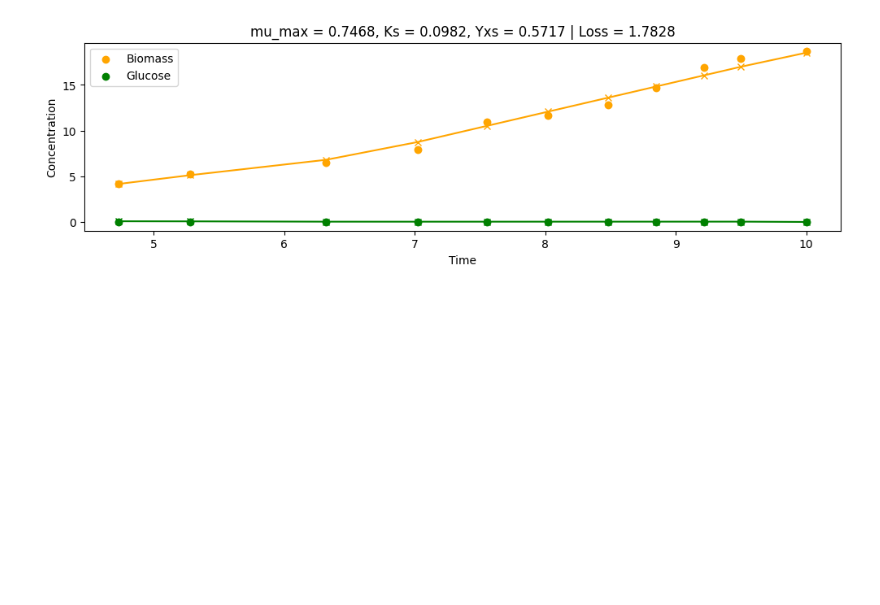
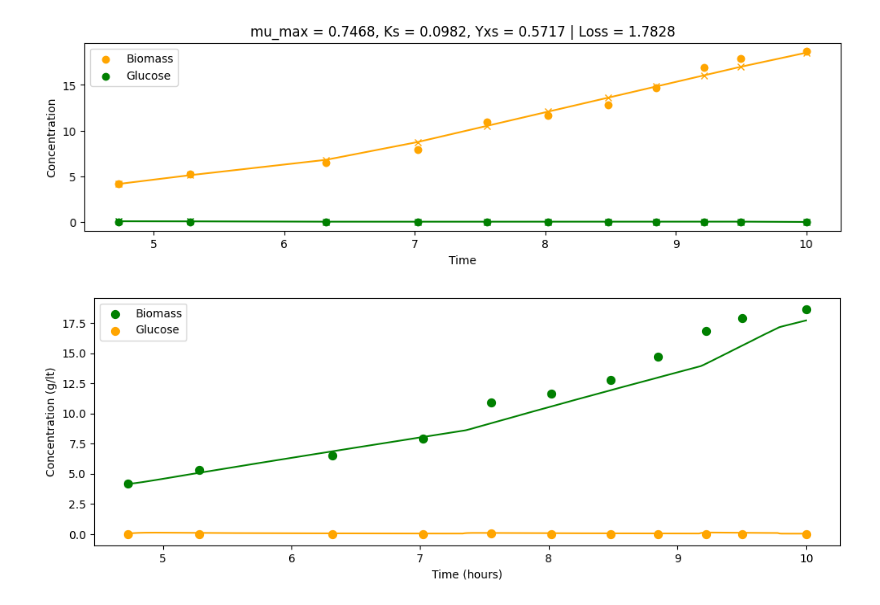
Before and after one commit to costasmexis/dynamic-modeling, a Jupyter notebook: fedbatch/Notebook_fedbatch_main.ipynb, the cells around one changed output. Saved outputs shown, nothing was run; the diff lists cells and outputs as text; code cells hidden in the pictures; blank space fills up the shorter version.

```diff
--- a/fedbatch/Notebook_fedbatch_main.ipynb
+++ b/fedbatch/Notebook_fedbatch_main.ipynb
@@ -12,10 +15,12 @@ FILENAME = "../data/data_processed.xlsx"
 EXPERIMENT = "BR01"
 S_IN = 1.43 * 200
 # %%
-full_df, feeds = get_data_and_feed(file_name=FILENAME, experiment=EXPERIMENT, keep_only='FB')
+full_df, feeds = get_data_and_feed(
+    file_name=FILENAME, experiment=EXPERIMENT, keep_only="FB"
+)
 
 # Get initial volume
-V0 = full_df['V'].iloc[0]
+V0 = full_df["V"].iloc[0]
 
 print(f"Dataset shape: {full_df.shape}")
 
@@ -26,7 +31,9 @@ Dataset shape: (11, 8)
 # %%
 train_df = full_df.iloc[:999]
 
-net, u_pred, loss = main(train_df=train_df, full_df=full_df, feeds=feeds, Sin=S_IN, V0=V0, num_epochs=30000)
+net, u_pred, loss = main(
+    train_df=train_df, full_df=full_df, feeds=feeds, Sin=S_IN, V0=V0, num_epochs=30000
+)
 # %% [output]
 Epoch 0, Loss 115.0833
 mu_max: 0.6999, K_s: 0.1401, Y_xs: 0.5001
@@ -57,3 +64,23 @@ mu_max = 0.7468
 Ks = 0.0982
 Yxs = 0.5717
 [figure]
+# %%
+t_start = full_df["RTime"].iloc[0]
+t_end = full_df["RTime"].iloc[-1]
+IC = [full_df["Biomass"].iloc[0], full_df["Glucose"].iloc[0], V0]
+sol_df = simulate(
+    feeds,
+    net.mu_max.item(),
+    net.K_s.item(),
+    net.Y_xs.item(),
+    S_IN,
+    t_start,
+    t_end,
+    NUM_SAMPLES=1000,
+    IC=IC,
+    return_df=True
+)
+
+PlotSolution(full_df=full_df, train_df=train_df, df_pred=sol_df)
+# %% [output]
+[figure, added]
```
Also changed, not shown: parts of 2 cells of this notebook, 2 other files.
